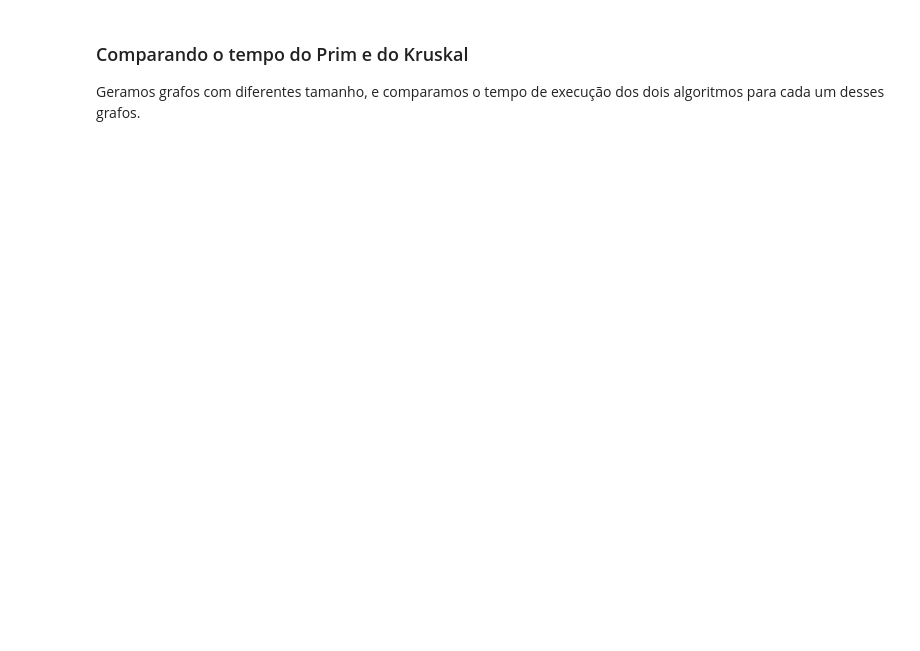
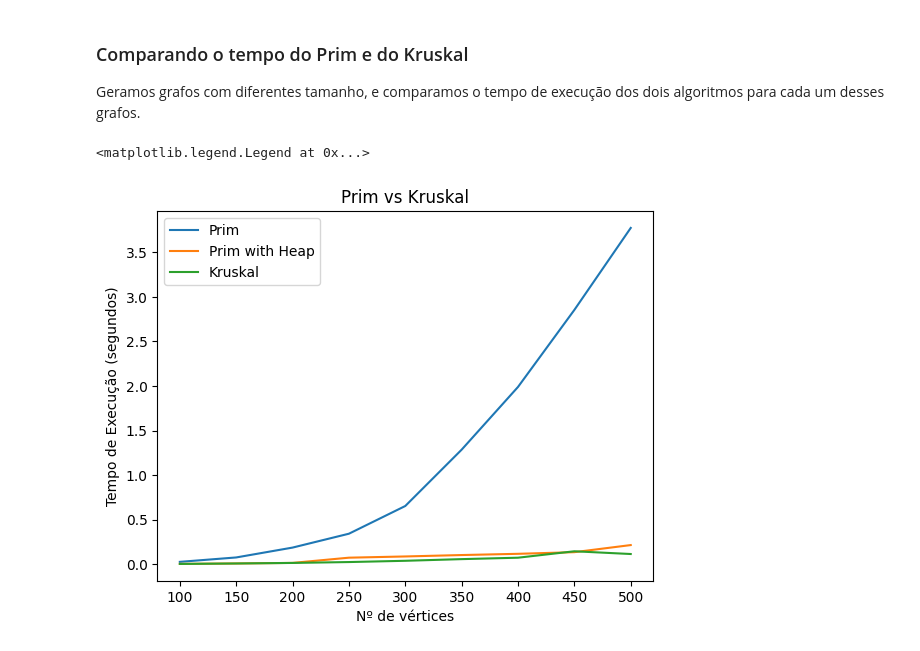
Before and after one commit to victorcoelh/Course-Activities, a Jupyter notebook: IFCE/Grafos/topico_3.ipynb, the cells around one changed output. Drawn from its saved outputs; the diff is of its cells as text; code cells hidden in the pictures; blank space fills up the shorter version.

```diff
--- a/IFCE/Grafos/topico_3.ipynb
+++ b/IFCE/Grafos/topico_3.ipynb
@@ -84,3 +109,42 @@ grafos.draw_graph(kruskal(grafo), nx.circular_layout)
 ### Comparando o tempo do Prim e do Kruskal
 Geramos grafos com diferentes tamanho, e comparamos o tempo de execução dos dois algoritmos
 para cada um desses grafos.
+# %%
+prim_time = []
+prim_heap_time = []
+kruskal_time = []
+
+tamanhos = list(range(100, 501, 50))
+
+for size in tamanhos:
+    grafo = grafos.generate_random_connected_graph(size, 0.5)
+
+    # Measuring Prim
+    tic = time.perf_counter()
+    prim_base(grafo, 1)
+    toc = time.perf_counter()
+    prim_time.append(toc - tic)
+
+    # Measuring Prim with Heap
+    tic = time.perf_counter()
+    prim_with_heap(grafo, 1)
+    toc = time.perf_counter()
+    prim_heap_time.append(toc - tic)
+
+    # Measuring Kruskal
+    tic = time.perf_counter()
+    kruskal(grafo)
+    toc = time.perf_counter()
+    kruskal_time.append(toc - tic)
+# %%
+plt.title("Prim vs Kruskal")
+plt.xticks(ticks=range(0, len(tamanhos)), labels=tamanhos)
+plt.xlabel("Nº de vértices")
+plt.ylabel("Tempo de Execução (segundos)")
+plt.plot(prim_time, label="Prim")
+plt.plot(prim_heap_time, label="Prim with Heap")
+plt.plot(kruskal_time, label="Kruskal")
+plt.legend()
+# %% [output]
+<matplotlib.legend.Legend at 0x...>
+[figure, added]
```
Also changed, not shown: parts of 7 cells of this notebook, 7 other files.
